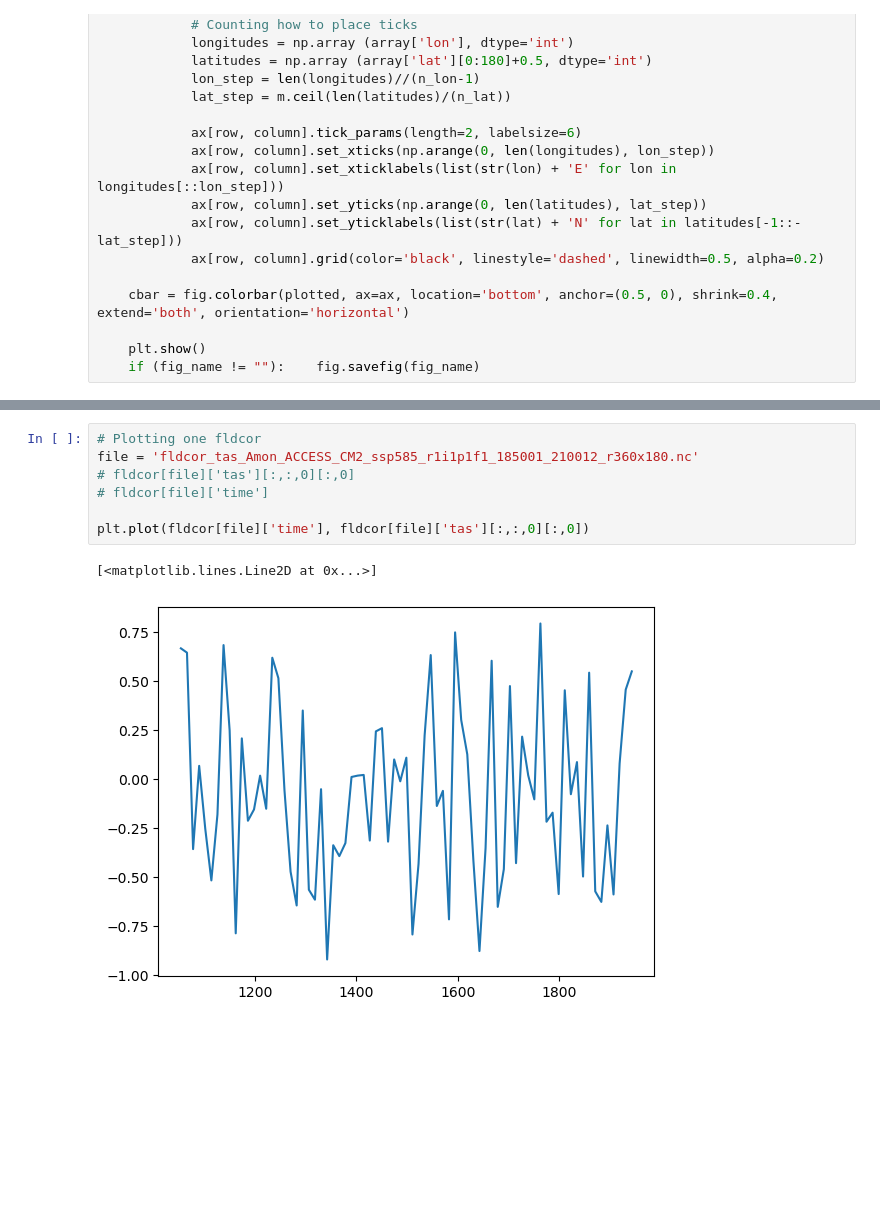
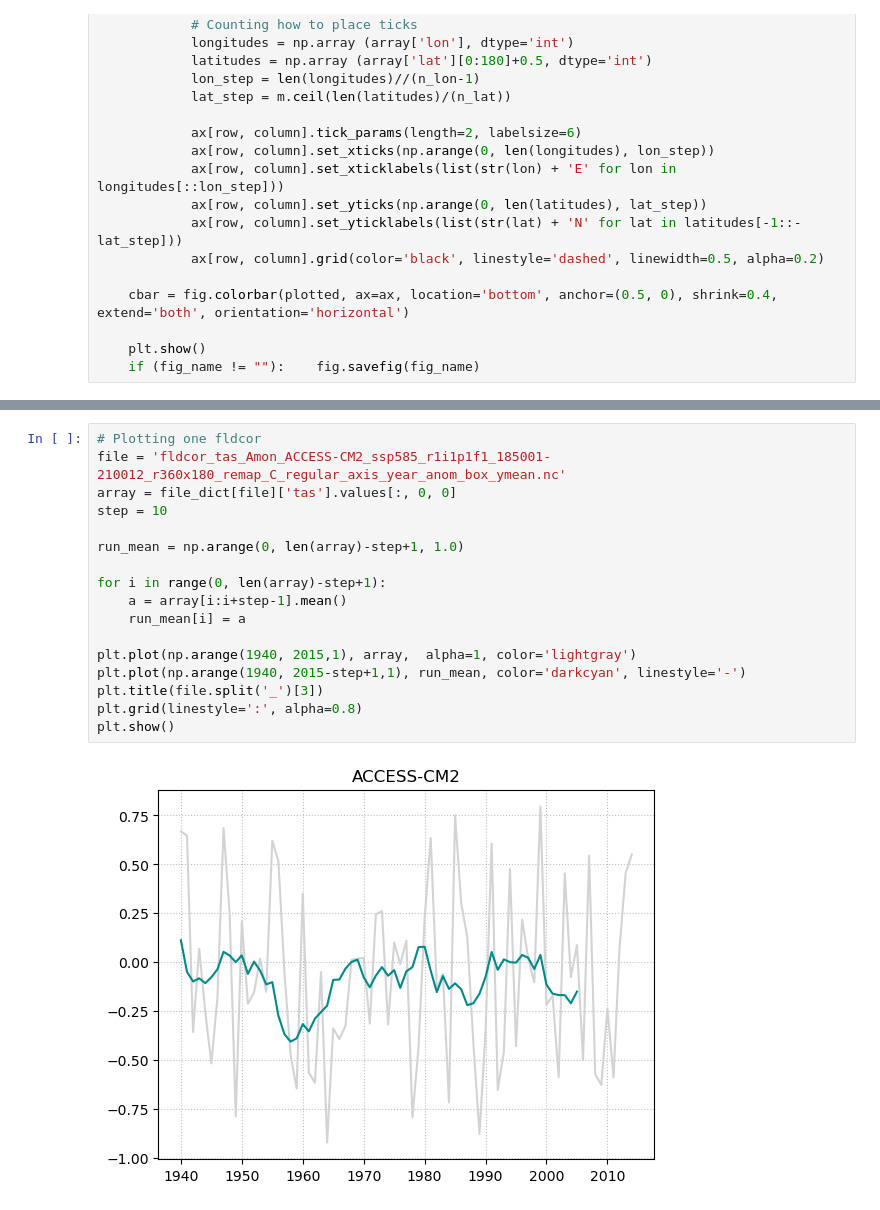
Before and after one commit to nslobodov/model_evaluation, a Jupyter notebook: scripts/how_to_plot.ipynb, the cells around one changed output, grey strips where cells are left out. Drawn from its saved outputs; the diff is of its cells as text; blank space fills up the shorter version.

```diff
--- a/scripts/how_to_plot.ipynb
+++ b/scripts/how_to_plot.ipynb
@@ -143,10 +139,19 @@ data_disp ('timcor', '', file_dict, 'tas', 5, 0, 0, 3, "t6xtr_timcor", 1, "")
-# %%
-# Plotting one fldcor
-file = 'fldcor_tas_Amon_ACCESS_CM2_ssp585_r1i1p1f1_185001_210012_r360x180.nc'
-# fldcor[file]['tas'][:,:,0][:,0]
-# fldcor[file]['time']
-
-plt.plot(fldcor[file]['time'], fldcor[file]['tas'][:,:,0][:,0])
-# %% [output]
-[<matplotlib.lines.Line2D at 0x...>]
-[figure, removed]
+# %%
+# Plotting one fldcor
+file = 'fldcor_tas_Amon_ACCESS-CM2_ssp585_r1i1p1f1_185001-210012_r360x180_remap_C_regular_axis_year_anom_box_ymean.nc'
+array = file_dict[file]['tas'].values[:, 0, 0]
+step = 10
+
+run_mean = np.arange(0, len(array)-step+1, 1.0)
+
+for i in range(0, len(array)-step+1):
+    a = array[i:i+step-1].mean()
+    run_mean[i] = a
+
+plt.plot(np.arange(1940, 2015,1), array,  alpha=1, color='lightgray')
+plt.plot(np.arange(1940, 2015-step+1,1), run_mean, color='darkcyan', linestyle='-')
+plt.title(file.split('_')[3])
+plt.grid(linestyle=':', alpha=0.8)
+plt.show()
+# %% [output]
+[figure, added]
```
Also changed, not shown: parts of 13 cells of this notebook, 1 other file.
